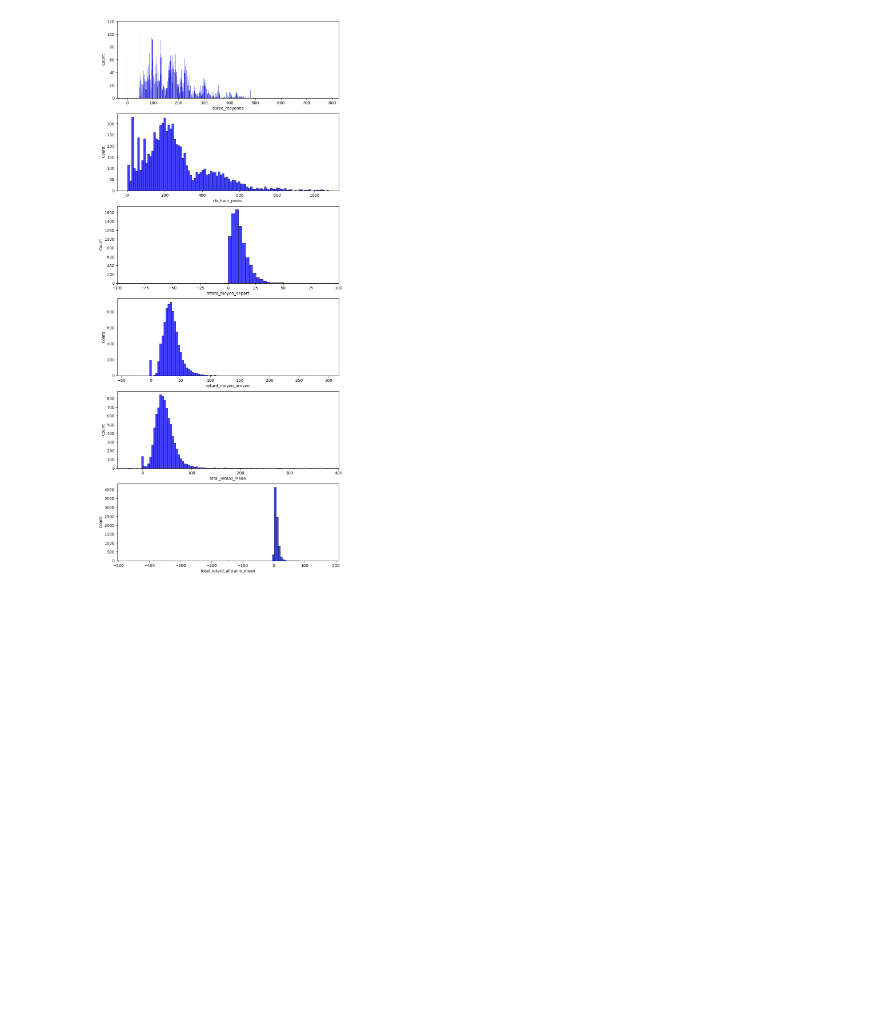
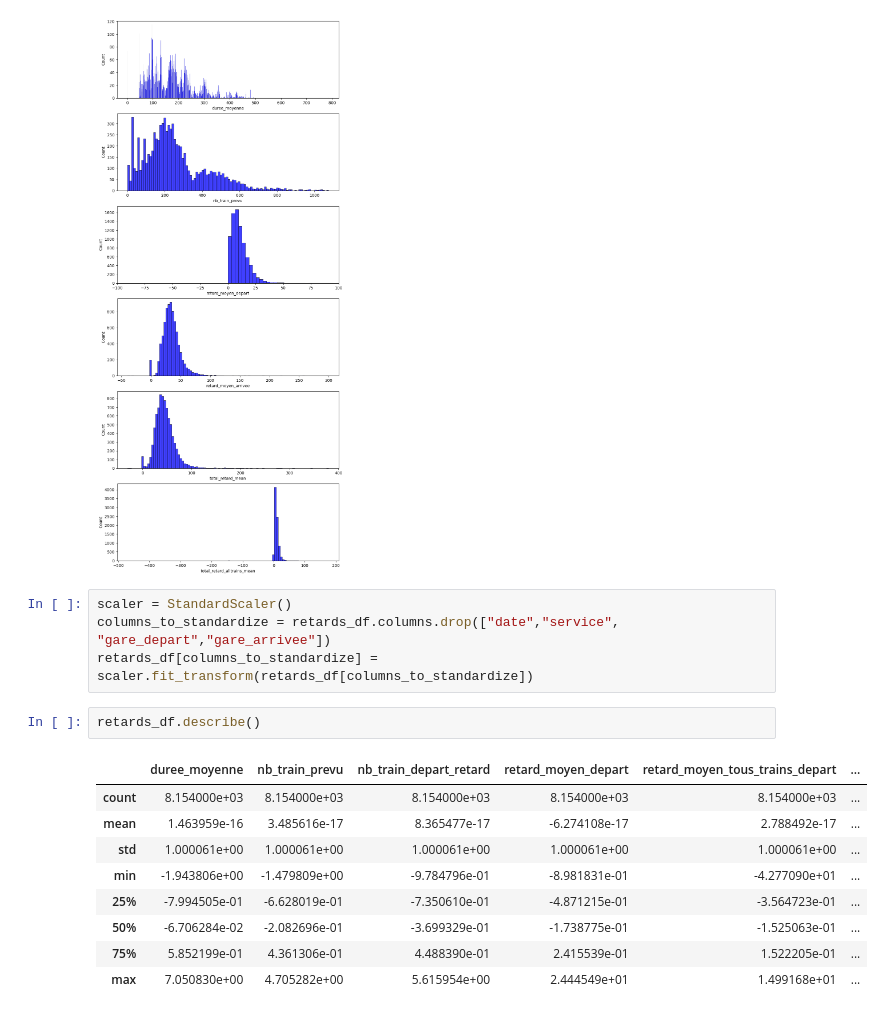
Before and after one commit to Lucasvitoriano25/PredDelay_TGVTrains, a Jupyter notebook: main.ipynb, the cells around one changed output. Saved outputs shown, nothing was run; the diff lists cells and outputs as text; blank space fills up the shorter version.

```diff
--- a/main.ipynb
+++ b/main.ipynb
@@ -130,3 +137,19 @@ ax[2].set_xlim([-100, 100])
 # %% [output]
 (-100.0, 100.0)
 [figure]
+# %%
+scaler = StandardScaler()
+columns_to_standardize = retards_df.columns.drop(["date","service", "gare_depart","gare_arrivee"])
+retards_df[columns_to_standardize] = scaler.fit_transform(retards_df[columns_to_standardize])
+# %%
+retards_df.describe()
+# %% [output]
+|  | duree_moyenne | nb_train_prevu | nb_train_depart_retard | retard_moyen_depart | retard_moyen_tous_trains_depart | ... |
+| count | 8.154000e+03 | 8.154000e+03 | 8.154000e+03 | 8.154000e+03 | 8.154000e+03 | ... |
+| mean | 1.463959e-16 | 3.485616e-17 | 8.365477e-17 | -6.274108e-17 | 2.788492e-17 | ... |
+| std | 1.000061e+00 | 1.000061e+00 | 1.000061e+00 | 1.000061e+00 | 1.000061e+00 | ... |
+| min | -1.943806e+00 | -1.479809e+00 | -9.784796e-01 | -8.981831e-01 | -4.277090e+01 | ... |
+| 25% | -7.994505e-01 | -6.628019e-01 | -7.350610e-01 | -4.871215e-01 | -3.564723e-01 | ... |
+| 50% | -6.706284e-02 | -2.082696e-01 | -3.699329e-01 | -1.738775e-01 | -1.525063e-01 | ... |
+| 75% | 5.852199e-01 | 4.361306e-01 | 4.488390e-01 | 2.415539e-01 | 1.522205e-01 | ... |
+| max | 7.050830e+00 | 4.705282e+00 | 5.615954e+00 | 2.444549e+01 | 1.499168e+01 | ... |
```
Also changed, not shown: parts of 14 cells of this notebook.
